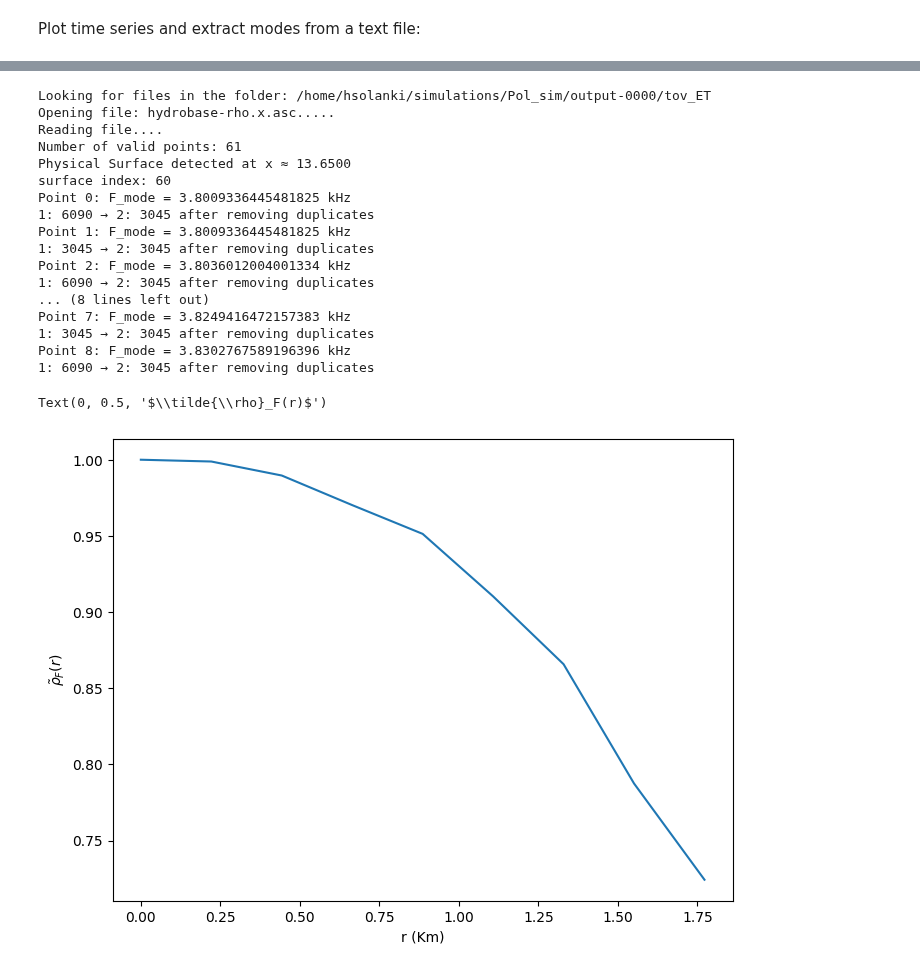
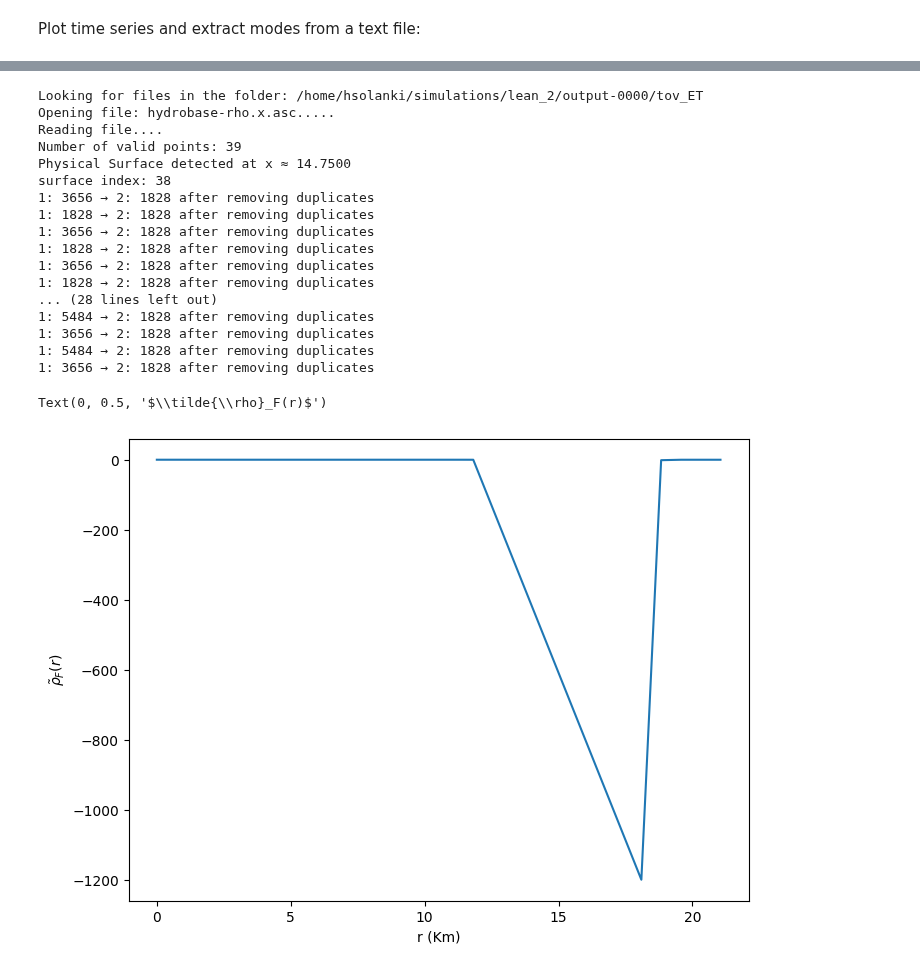
Before and after one commit to harsh-c0ds/My-Work, a Jupyter notebook: TOV/mode_ext.ipynb, the cells around one changed output, grey strips where cells are left out. Saved outputs shown, nothing was run; the diff lists cells and outputs as text; code cells hidden in the pictures.

```diff
--- a/TOV/mode_ext.ipynb
+++ b/TOV/mode_ext.ipynb
@@ -160,7 +160,7 @@ sim_dir_lean_high = "/home/hsolanki/simulations/lean_high/output-0000/tov_ET"
 sim_dir_lean_mid = "/home/hsolanki/simulations/lean_bssn_mid/output-0000/tov_ET"
 sim_dir_l_beta_1 = "/home/hsolanki/simulations/l_beta_1/output-0002/tov_ET"
 output_dir = "/home/hsolanki/Programs/My-Work/output/"
-file_path = output_dir + "rho_timeseries_lean_high.txt"
+file_path = output_dir + "rho_timeseries_lean_2.txt"
 file_path_1 = output_dir + "rho_timeseries_l_b_1_0001.txt"
 file_path_2 = output_dir + "rho_timeseries_l_b_1_0002.txt"
 file_path_adm = output_dir + "rho_timeseries_P.txt"
@@ -188,6 +186,6 @@ len(rho_all):  61
 # %%
 ### Time_series Check ###
-ik = 10
+ik = 30
 
 t_l = t_s_all_l[ik]
 rho_l = rho_all_l[ik]
@@ -199,12 +197,13 @@ lim = (t_l >= 0.5) & (t_l <= 5)
 
 t_l = t_l[lim]
 rho_l = rho_l[lim]
-# t_adm = t_adm[lim_adm]
-# rho_adm = rho_adm[lim_adm]
+#t_adm = t_adm[lim_adm]
+#rho_adm = rho_adm[lim_adm]
+
 
 plt.figure(figsize=(10,6))
 plt.plot(t_l, rho_l, label="LeanBSSN", color="blue", alpha=0.6)
-# plt.plot(t_adm, rho_adm, label="ML_BSSN", color="green", alpha=0.6)
+#plt.plot(t_adm, rho_adm, label="ML_BSSN", color="green", alpha=0.6)
 plt.xlabel("Time (ms)")
 plt.ylabel(r"Central Density $\rho_c$")
 plt.title("Timeseries of Central Density Comparison at Centre")
@@ -304,13 +303,13 @@ plt.show()
 ### Eigenfunction Extraction ###
 
     #Detect star surface to get x_p
-x_p, surface_ixd_l, surface_x = detect_star_surface(sim_dir_p, filename="hydrobase-rho.x.asc")
+x_p, surface_ixd_l, surface_x = detect_star_surface(sim_dir_lean, filename="hydrobase-rho.x.asc")
 
 
 F_amp_complex = []
 F_freq = []
 
-for i in range(0, 9):
+for i in range(0, 38):
 
     t_s = t_s_all_l[i]
     rho = rho_all_l[i]
@@ -328,9 +327,10 @@ for i in range(0, 9):
         width=8,
     )                                # suppress narrow noise spikes 3.5
 
-    f_F = freq[peaks[1]]  # Frequency of fundamental mode in kHz
-    F_freq.append(f_F)
-    print(f"Point {i}: F_mode = {f_F} kHz")
+    # f_F = freq[peaks[0]]  # Frequency of fundamental mode in kHz
+    # F_freq.append(f_F)
+    # print(f"Point {i}: F_mode = {f_F} kHz")
+    f_F = F_c_l
 
     # Remove duplicate / non-increasing times
     unique_mask = np.diff(t_s, prepend=t_s[0] - 1.0) > 0
@@ -342,54 +342,50 @@ for i in range(0, 9):
 
     # Trapezoidal weights
     dt = np.zeros_like(t)
     dt[1:-1] = 0.5 * (t[2:] - t[:-2])
     dt[0] = t[1] - t[0]
     dt[-1] = t[-1] - t[-2]
 
     # Projection onto F-mode
     rho_tilde_F = np.sum(
         rho * np.exp(-2j * np.pi * f_F * t) * dt
     )
 
     F_amp_complex.append(rho_tilde_F)
     #print(f"amp_F = {abs(rho_tilde_F)}")
 
 F_amp_complex = np.array(F_amp_complex)
 
-# Fix global phase using center point
-phase0 = np.angle(F_amp_complex[0])
-eig = np.real(F_amp_complex * np.exp(-1j * phase0))
-#eig = np.real(F_amp_complex)
-# Normalize (sign preserved)
-eig /= np.max(eig)
+
+eig = np.real(F_amp_complex)
+
 
 # Radius
 r = x_p[:len(eig)]
 r = r*1.477
-#print(len(r), len(eig), len(x_p))
+
 # Plot
 plt.figure(figsize=(8,6))
 plt.plot(r,eig)
 plt.xlabel("r (Km)")
 plt.ylabel(r"$\tilde{\rho}_F(r)$")
-#plt.savefig(output_dir + "F_mode_eigenfunction_2.png")
 # %% [output]
-Looking for files in the folder: /home/hsolanki/simulations/Pol_sim/output-0000/tov_ET
+Looking for files in the folder: /home/hsolanki/simulations/lean_2/output-0000/tov_ET
 Opening file: hydrobase-rho.x.asc.....
 Reading file....
-Number of valid points: 61
-Physical Surface detected at x ≈ 13.6500
-surface index: 60
-Point 0: F_mode = 3.8009336445481825 kHz
-1: 6090 → 2: 3045 after removing duplicates
-Point 1: F_mode = 3.8009336445481825 kHz
-1: 3045 → 2: 3045 after removing duplicates
-Point 2: F_mode = 3.8036012004001334 kHz
-1: 6090 → 2: 3045 after removing duplicates
-... (8 lines left out)
-Point 7: F_mode = 3.8249416472157383 kHz
-1: 3045 → 2: 3045 after removing duplicates
-Point 8: F_mode = 3.8302767589196396 kHz
-1: 6090 → 2: 3045 after removing duplicates
+Number of valid points: 39
+Physical Surface detected at x ≈ 14.7500
+surface index: 38
+1: 3656 → 2: 1828 after removing duplicates
+1: 1828 → 2: 1828 after removing duplicates
+1: 3656 → 2: 1828 after removing duplicates
+1: 1828 → 2: 1828 after removing duplicates
+1: 3656 → 2: 1828 after removing duplicates
+1: 1828 → 2: 1828 after removing duplicates
+... (28 lines left out)
+1: 5484 → 2: 1828 after removing duplicates
+1: 3656 → 2: 1828 after removing duplicates
+1: 5484 → 2: 1828 after removing duplicates
+1: 3656 → 2: 1828 after removing duplicates
 Text(0, 0.5, '$\\tilde{\\rho}_F(r)$')
-[figure, old version]
+[figure, new version]
```
Also changed, not shown: parts of 3 cells of this notebook.
